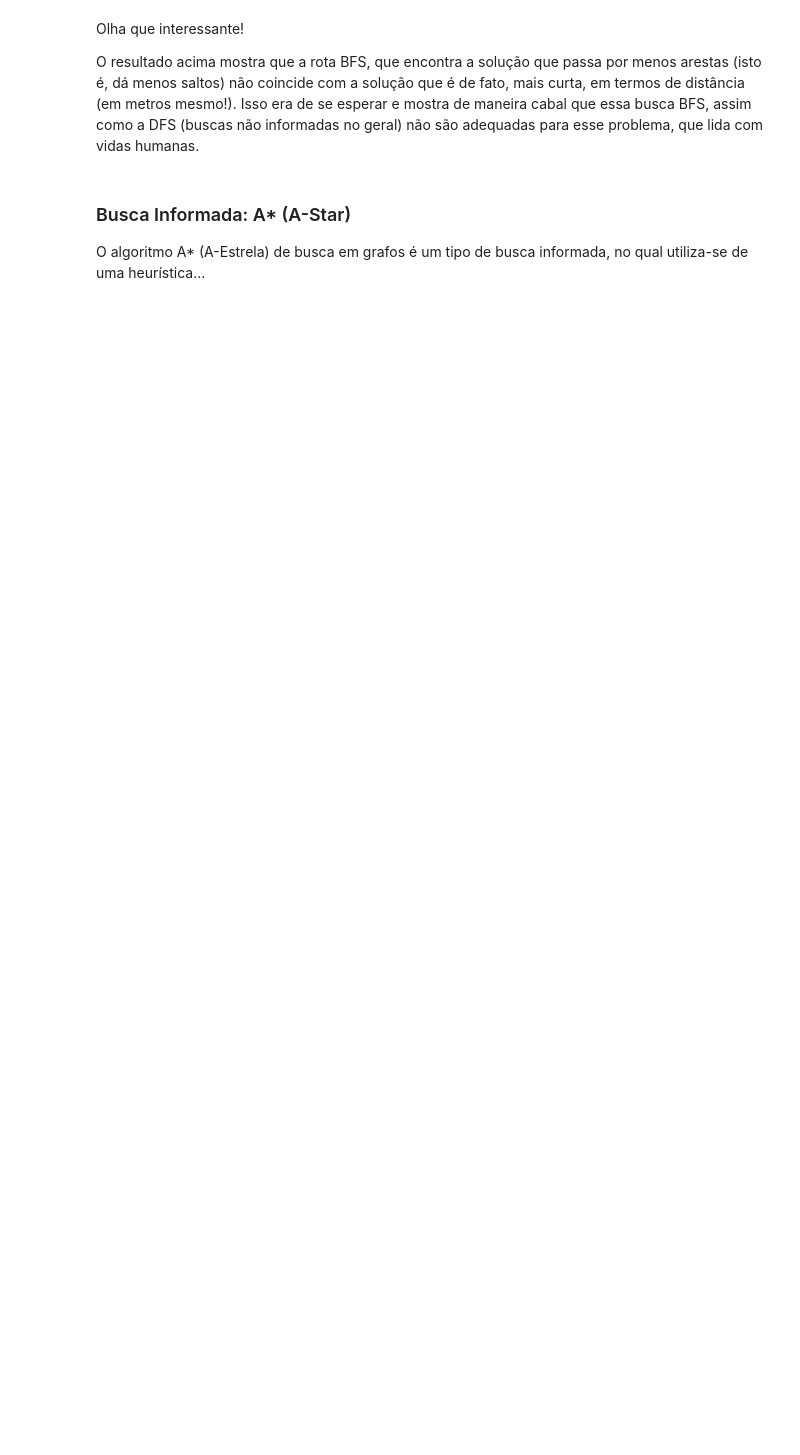
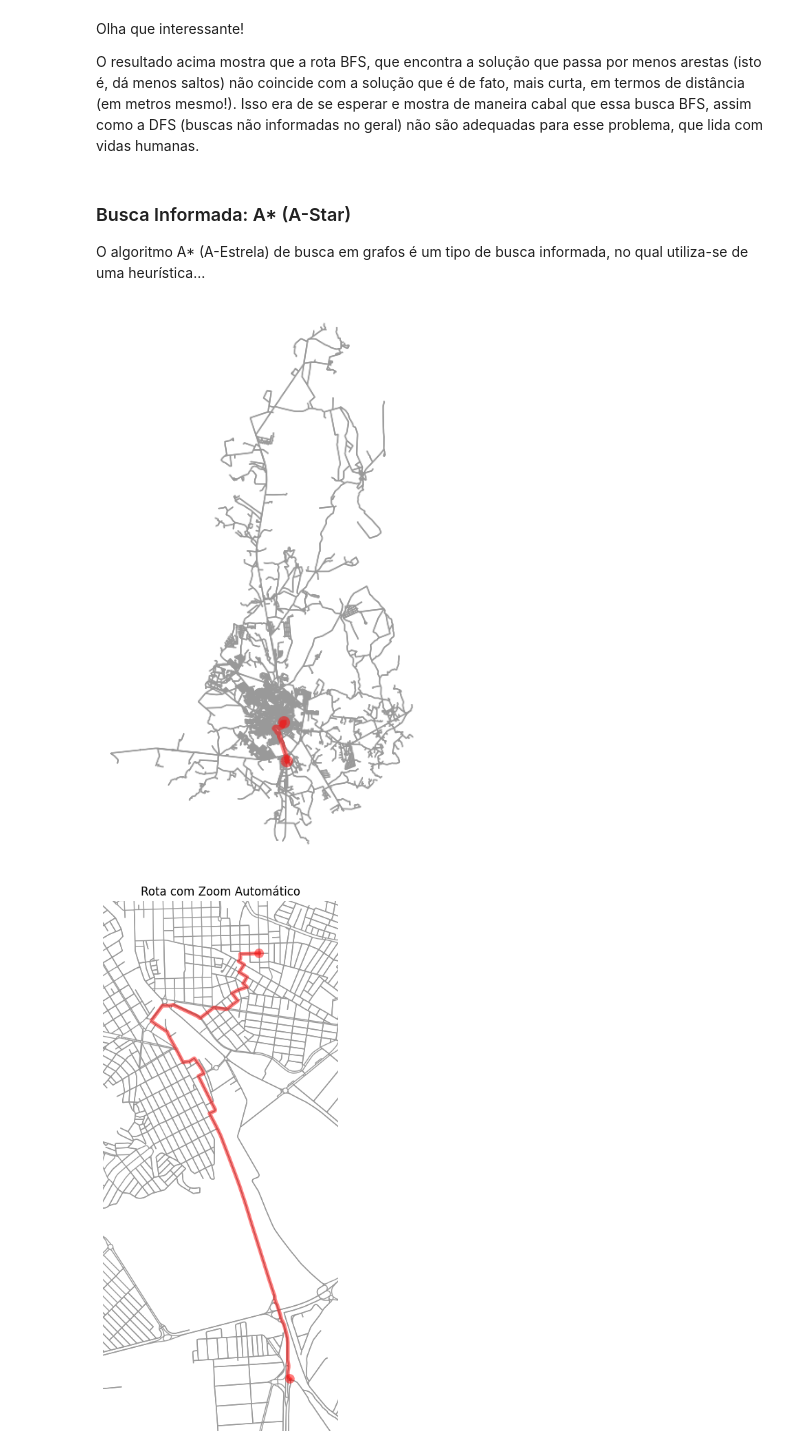
Before and after one commit to marcogarcia2/blood_donation, a Jupyter notebook: project.ipynb, the cells around one changed output. Saved outputs shown, nothing was run; the diff lists cells and outputs as text; code cells hidden in the pictures; blank space fills up the shorter version.

```diff
--- a/project.ipynb
+++ b/project.ipynb
@@ -207,3 +223,17 @@ O resultado acima mostra que a rota BFS, que encontra a solução que passa por
 # %% [markdown]
 ### Busca Informada: A* (A-Star)
 O algoritmo A* (A-Estrela) de busca em grafos é um tipo de busca informada, no qual utiliza-se de uma heurística...
+# %%
+from busca_informada import *
+
+rota_a_estrela = a_estrela(G.graph, user[0], hcs_validos)
+
+if rota_a_estrela:
+    G.plotar_rota(rota_a_estrela)
+    G.plotar_rota_com_zoom(rota_a_estrela)
+
+else:
+    print("Nenhum hemocentro acessível foi encontrado.")
+# %% [output]
+[figure, added]
+[figure, added]
```
Also changed, not shown: parts of 10 cells of this notebook, 8 other files.
